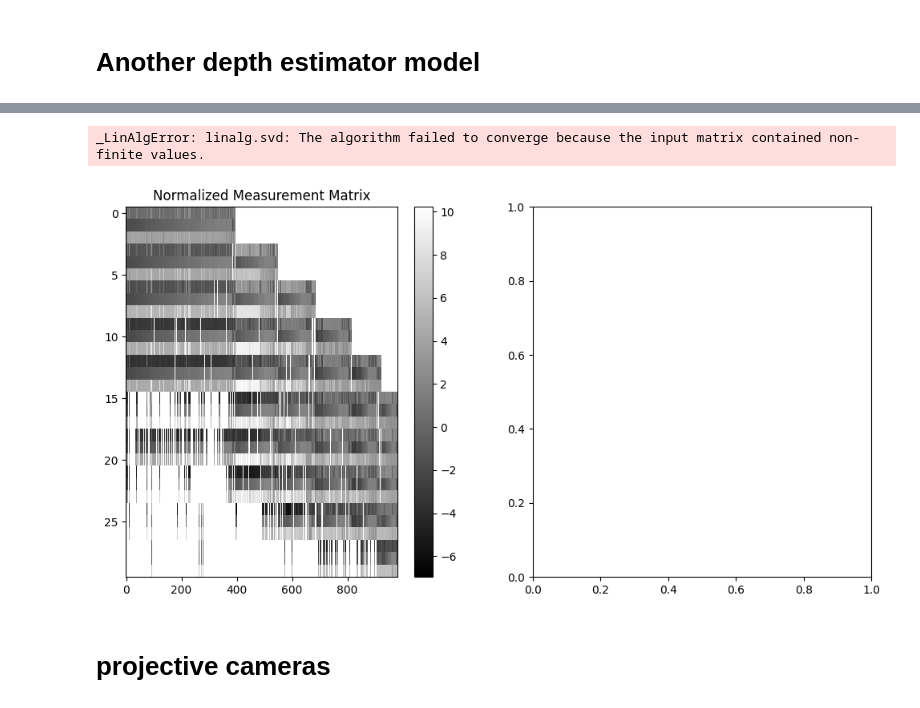
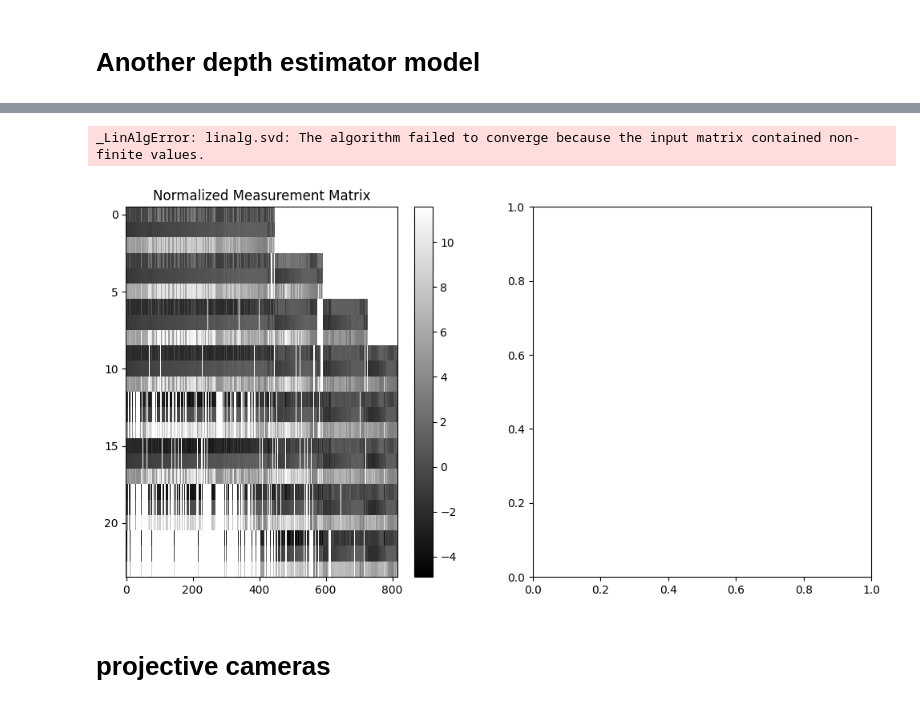
Before and after one commit to manel-ferreira-01/trackers, a Jupyter notebook: test.ipynb, the cells around one changed output, grey strips where cells are left out. Saved outputs shown, nothing was run; the diff lists cells and outputs as text; code cells hidden in the pictures.

```diff
--- a/test.ipynb
+++ b/test.ipynb
@@ -123,9 +126,9 @@ query_points_initial = torch.tensor(
 
 #creata tensors for the video information
 frame_cut = max(20, len(video_tensor_full))
-frame_start = 4
+frame_start = 5
 frame_skip = 1
-frame_cut = 14
+frame_cut = 13
 video_tensor = torch.cat([(frame).unsqueeze(0) for frame in video_tensor_full]).unsqueeze(0)[:,frame_start:frame_cut:frame_skip,...] # 1, time, H, W, 3
 video_tensor = torch.clip(video_tensor, -1, 1)
 num_frames = video_tensor.shape[1]
@@ -315,11 +317,11 @@ list(interest_vars.keys())[max_idx]
 # %%
 from src.mde_infer import infer_mde
 
-depth_infered, instrisics_infered = infer_mde(video_tensor, mde_model="moge")
+depth_infered, instrisics_infered = infer_mde(video_tensor, mde_model="unidepth")
 # %%
 from src.matcher import build_anchor_observation_matrix, build_combinatory_observation_matrix
 
-obs_mat = build_combinatory_observation_matrix(video_tensor[0], device='cuda', window_size=15).cpu()
+obs_mat = build_combinatory_observation_matrix(video_tensor[0], device='cuda', window_size=10).cpu()
 
 # Remove columns with only x number of valid entries
 min_entries = 4  # Set your threshold here
@@ -426,8 +488,8 @@ W_mat[0::2,:] = W_mat[0::2] * (depth_infered.shape[1] / video_tensor.shape[2])
 W_mat[1::2,:] = W_mat[1::2] * (depth_infered.shape[2] / video_tensor.shape[3])
 
 W_mat, lambda_mat = build_depth_weighted_matrix(W_mat, depth_infered ,
-                                            torch.mean(instrisics_infered,dim=0).unsqueeze(0))
-                                            #instrisics_infered)
+                                            #torch.mean(instrisics_infered,dim=0).unsqueeze(0))
+                                            instrisics_infered)
 
 # remove columns from W_mat where lambda_mat is NaN or Inf
 #valid_lambda_mask = torch.isfinite(lambda_mat).all(dim=0)
@@ -435,35 +497,35 @@ W_mat, lambda_mat = build_depth_weighted_matrix(W_mat, depth_infered ,
 #lambda_mat = lambda_mat[:, valid_lambda_mask]
 
 W_lambda_mat = W_mat * lambda_mat.repeat_interleave(3,0)
 
 if not W_lambda_mat.isnan().any():
     _, outliers_mask_uni, residuals_uni = get_subspace_outlier_indices(W_lambda_mat, \
-                                                        rank=4, mode="svd", threshold=1e2, ransac_threshold=0.01)
+                                                        rank=4, mode="svd", threshold=1e1, ransac_threshold=0.01)
 
     if 1:
         W_lambda_mat = W_lambda_mat[:, ~ (outliers_mask_uni)] # [3F, P_valid]
         W_mat = W_mat[:, ~ (outliers_mask_uni)] # [3F, P_valid]
         lambda_mat = lambda_mat[:,~(outliers_mask_uni)]
 
 
 fig, axes = plt.subplots(1, 2, figsize=(12, 6))
 
 # Plot the normalized measurement matrix
 im1 = axes[0].imshow(W_lambda_mat, aspect='auto', cmap='gray', interpolation='none')
 axes[0].set_title("Normalized Measurement Matrix")
 fig.colorbar(im1, ax=axes[0])
 
 # Plot the singular values in log scale
 axes[1].plot(torch.linalg.svd(W_lambda_mat)[1], "-x")
 axes[1].set_xlabel("Index")
 axes[1].set_yscale('log')
 axes[1].grid(True)
 
 plt.tight_layout()
 plt.show(fig)
 # %% [output]
 _LinAlgError: linalg.svd: The algorithm failed to converge because the input matrix contained non-finite values.
-[figure, old version]
+[figure, new version]
 # %% [markdown]
 # projective cameras
 # %%
```
Also changed, not shown: parts of 18 cells of this notebook, 5 other files.
